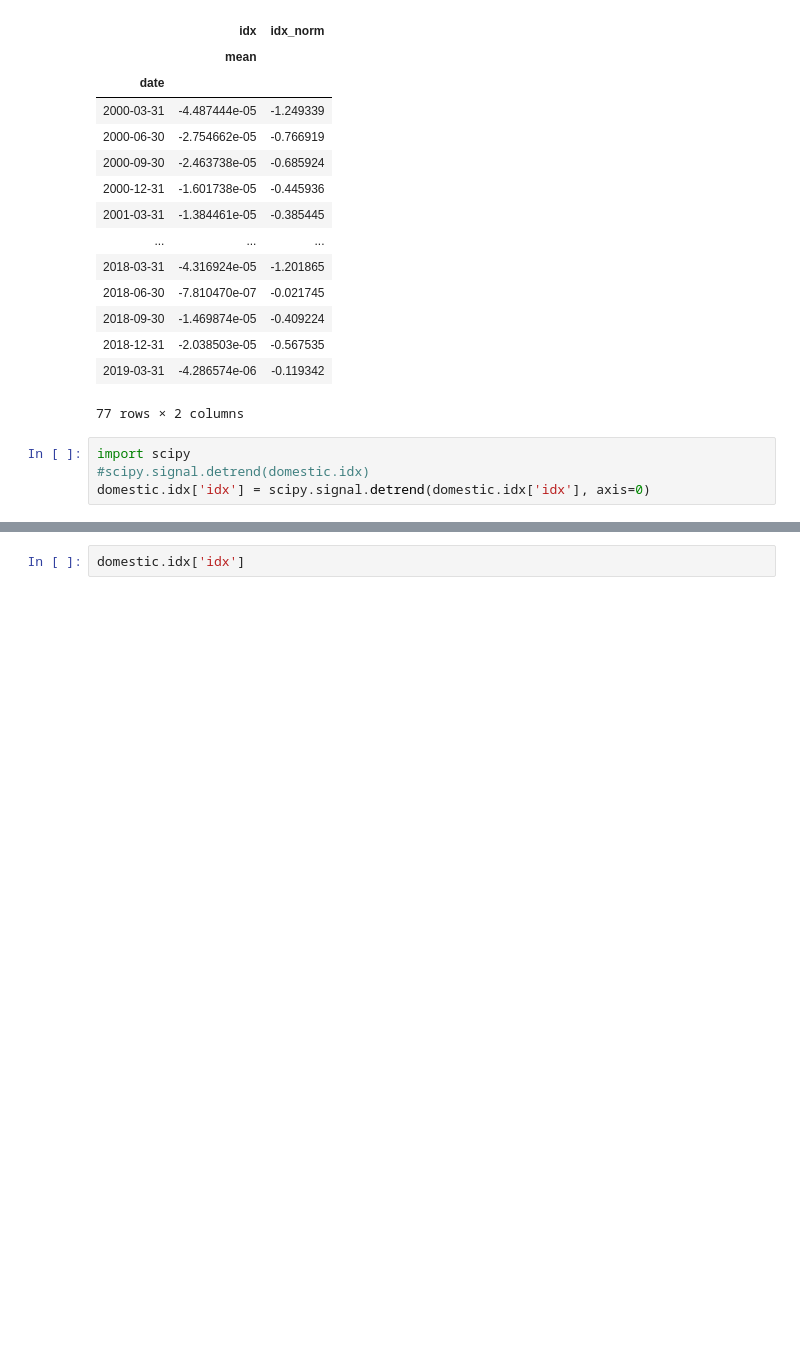
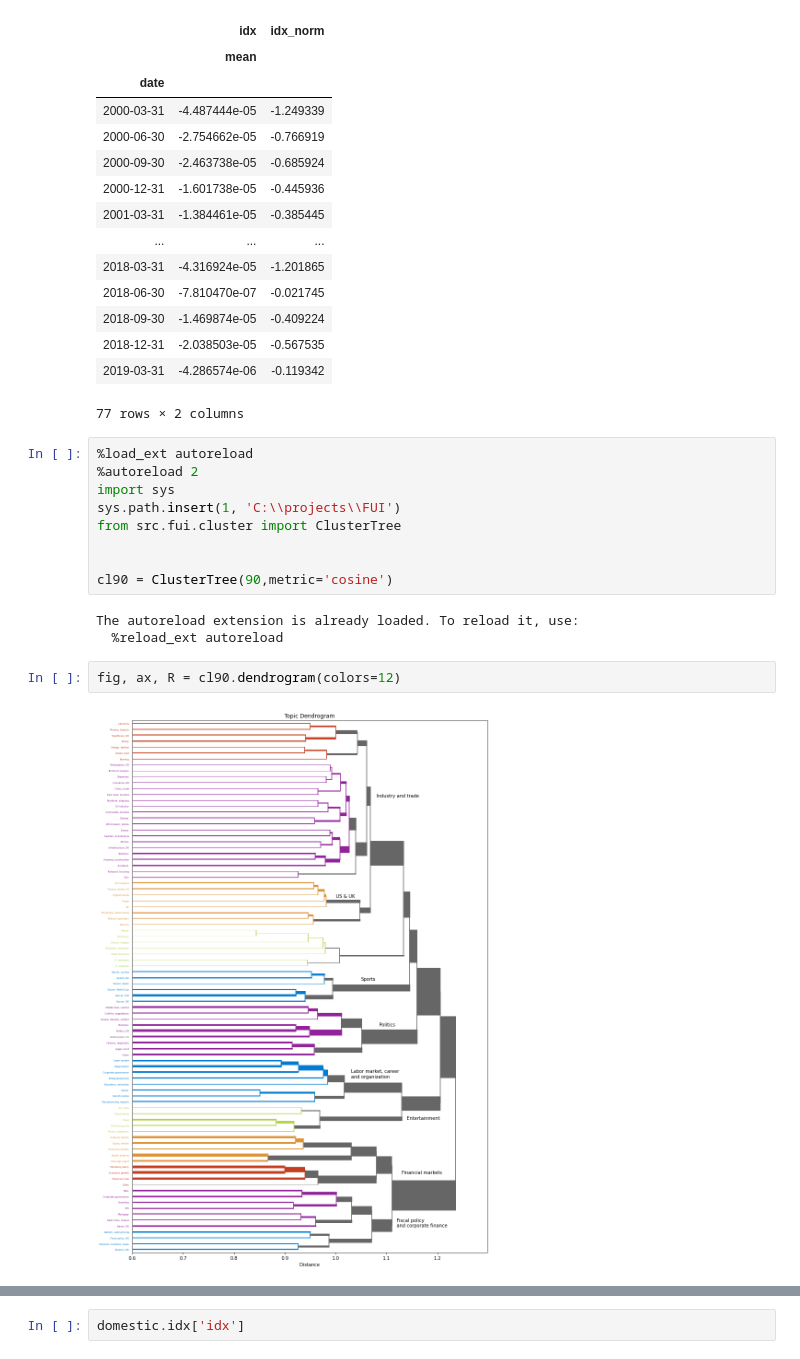
Before and after one commit to Danmarks-Nationalbank/uncertainty, a Jupyter notebook: scripts/FUI_explore.ipynb, the cells around one changed output, grey strips where cells are left out. Saved outputs shown, nothing was run; the diff lists cells and outputs as text; blank space fills up the shorter version.

```diff
--- a/scripts/FUI_explore.ipynb
+++ b/scripts/FUI_explore.ipynb
@@ -75,7 +152,19 @@ date
 | 2018-12-31 | -2.038503e-05 | -0.567535 |
 | 2019-03-31 | -4.286574e-06 | -0.119342 |
 77 rows × 2 columns
-# %%
-import scipy
-#scipy.signal.detrend(domestic.idx)
-domestic.idx['idx'] = scipy.signal.detrend(domestic.idx['idx'], axis=0)
+# %%
+%load_ext autoreload
+%autoreload 2
+import sys
+sys.path.insert(1, 'C:\\projects\\FUI')
+from src.fui.cluster import ClusterTree
+
+
+cl90 = ClusterTree(90,metric='cosine')
+# %% [output]
+The autoreload extension is already loaded. To reload it, use:
+  %reload_ext autoreload
+# %%
+fig, ax, R = cl90.dendrogram(colors=12)
+# %% [output]
+[figure, added]
```
Also changed, not shown: parts of 20 cells of this notebook, 10 other files.
